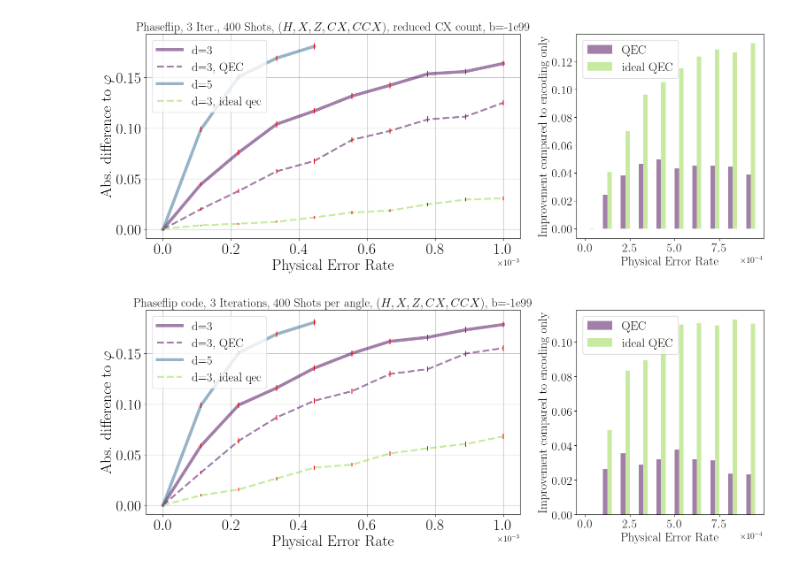
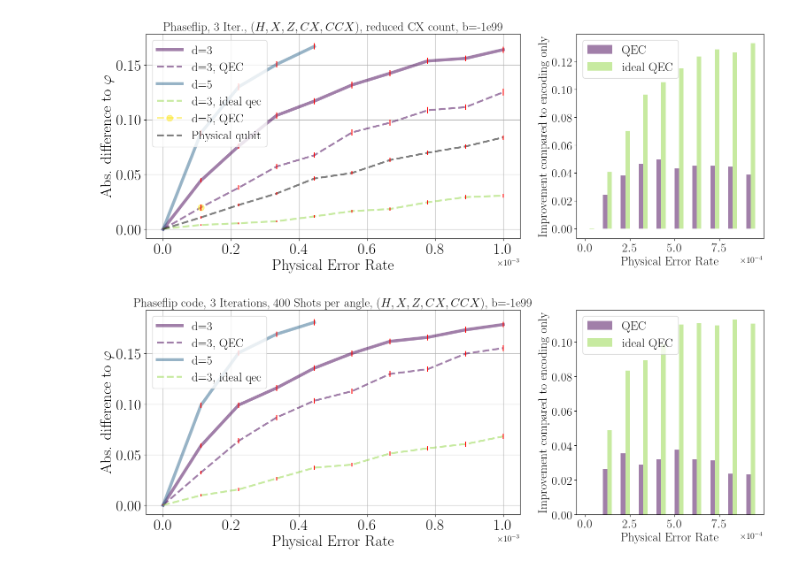
Before and after one commit to RicemanBoy/iqpe, a Jupyter notebook: repcode.ipynb, the cells around one changed output. Cells and saved outputs as stored; diff of their text form; code cells hidden in the pictures.

```diff
--- a/repcode.ipynb
+++ b/repcode.ipynb
@@ -16,10 +145,12 @@ plt.rcParams.update({
 shots = 400
 
 p1, y1, y_qec1, err1, err_qec1 = np.loadtxt("HPC/text/d3_htoffcxbeam_infbias.txt", delimiter = ",")
-p2, y2, err2 = np.loadtxt("HPC/text/d5_htoffcx_infbias_noqec_0.txt", delimiter = ",")
+p2, y2, err2 = np.loadtxt("HPC/text/d5_htoffcxbeam_infbias_noqec_0.txt", delimiter = ",")
 p3, y3, y_qec3, err3, err_qec3 = np.loadtxt("HPC/text/d3_htoffcxbeam_infbias_idealqec.txt", delimiter = ",")
-# p4, y4, y_qec4, err4, err_qec4 = np.loadtxt("HPC/text/bigsteane_ftqec.txt", delimiter = ",")
+p4, y_qec4, err_qec4 = np.loadtxt("HPC/text/d5_htoffcxbeam_infbias_qec_0.txt", delimiter = ",")                 #100 Shots!
 # p5, y5, y_qec5, err5, err_qec5 = np.loadtxt("HPC/text/bigsteane_idealqec_lots.txt", delimiter = ",")
+
+p6, y6, err6 = np.loadtxt("HPC/text/physicalq_ry_cxbeam64.txt", delimiter = ",")
 
 fig, (ax1,ax2) = plt.subplots(1,2,figsize=(18,6), gridspec_kw={"width_ratios": [2, 1]})
 
@@ -40,14 +171,17 @@ ax1.errorbar(p2, y2, yerr=err2, ecolor="red", linestyle="")
 ax1.plot(p3, y_qec3, label="d=3, ideal qec", marker = "", linestyle = "--", markersize = 20, alpha = 0.5, color = colors[5], linewidth=3)
 ax1.errorbar(p3, y_qec3, yerr=err_qec3, ecolor="red", linestyle="")
 
-# ax1.plot(p4, y_qec4, label="d=5, 2-FTEC", marker = "", linestyle = "--", markersize = 20, alpha = 0.5, color = colors[5])
-# ax1.errorbar(p4, y_qec4, yerr=err_qec4, ecolor="red", linestyle="")
+ax1.plot(p4, y_qec4, label="d=5, QEC", marker = ".", linestyle = "--", markersize = 20, alpha = 0.5, color = colors[6], linewidth=3)
+ax1.errorbar(p4, y_qec4, yerr=err_qec4, ecolor="red", linestyle="")
 
 # ax1.plot(p5, y_qec5, label="d=5, ideal QEC", marker = "", linestyle = "--", markersize = 20, alpha = 0.5, color = colors[4], linewidth=3)
 # ax1.errorbar(p5, y_qec5, yerr=err_qec5, ecolor="red", linestyle="")
 
+ax1.plot(p6, y6, label="Physical qubit", marker = "", linestyle = "--", markersize = 20, alpha = 0.5, color = "black", linewidth=3)
+ax1.errorbar(p6, y6, yerr=err6, ecolor="red", linestyle="")
 
-ax1.set_title(r"Phaseflip, 3 Iter., {} Shots, $(H,X,Z,CX,CCX)$, reduced CX count, b=-1e99".format(int(shots)), fontsize=20)
+
+ax1.set_title(r"Phaseflip, 3 Iter., $(H,X,Z,CX,CCX)$, reduced CX count, b=-1e99", fontsize=20)
 ax1.set_xlabel("Physical Error Rate", fontsize=25)
 ax1.set_ylabel(r"Abs. difference to $\varphi$", fontsize=25)
 ax1.tick_params(axis='both', which='major', labelsize=25)
@@ -113,34 +247,34 @@ ax2.bar(
 #     width=bar_width,
 #     align="edge",
 #     alpha=0.5,
 #     color=colors[5],
 #     label="2-FTEC (lots)"
 # )
 
 # ax2.bar(
 #     x +  bar_width,
 #     d3_idealqec_counts,
 #     width=bar_width,
 #     align="edge",
 #     alpha=0.5,
 #     color=colors[4],
 #     label="ideal QEC"
 # )
 
 
 ax2.legend(fontsize=20)
 ax2.tick_params(axis='both', which='major', labelsize=20)
 ax2.set_xlabel("Physical Error Rate", fontsize=20)
 ax2.set_ylabel(r"Improvement compared to encoding only", fontsize=20)
 ax1.ticklabel_format(axis="x", style="sci", scilimits=(0, 0)), ax1.xaxis.get_offset_text().set_fontsize(14), ax2.xaxis.get_offset_text().set_fontsize(14)
 ax2.ticklabel_format(axis="x", style="sci", scilimits=(0, 0))
 
 ############################################################################################################################
 #plt.tight_layout()
 # plt.savefig("14.png", bbox_inches="tight" ,dpi=200)
 plt.show()
 # %% [output]
-[figure, old version]
+[figure, new version]
 # %%
 # Phaseflipcode mit bias preserving [H,X,Z,CX,CCX] Gateset!
 shots = 400
```
Also changed, not shown: parts of 2 cells of this notebook, 16 other files.
